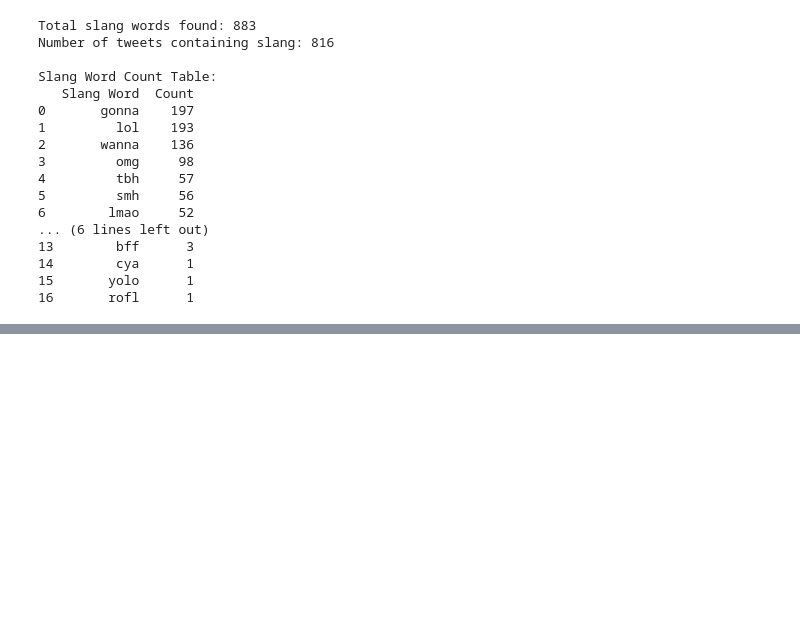
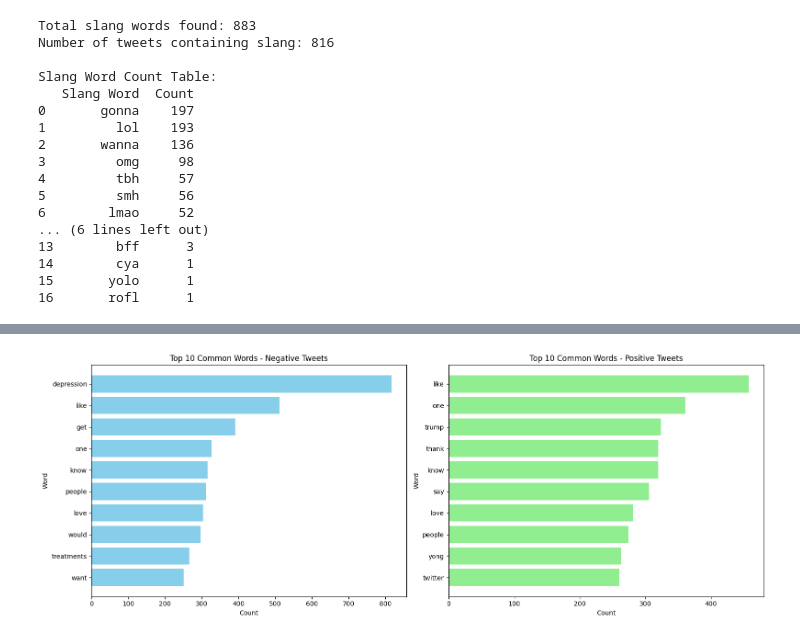
Before and after one commit to thunder121x/Social-Media-Emotion-Analysis-Framework, a Jupyter notebook: EDA2.ipynb, the cells around one changed output, grey strips where cells are left out. Cells and saved outputs as stored; diff of their text form; code cells hidden in the pictures; blank space fills up the shorter version.

```diff
--- a/EDA2.ipynb
+++ b/EDA2.ipynb
@@ -306,0 +312,81 @@ Top Common Words (After Removing Stopwords):
+# %%
+df_cleaned = pd.read_csv(r'Mental-Health-Twitter-Preprocessed.csv')
+# %%
+import re
+from collections import Counter
+import pandas as pd
+import matplotlib.pyplot as plt
+
+# Your custom stopwords
+stopwords = [
+    'i', 'me', 'my', 'myself', 'we', 'our', 'ours', 'ourselves', 'you', 'your', 'yours',
+    'yourself', 'yourselves', 'he', 'him', 'his', 'himself', 'she', 'her', 'hers', 'herself',
+    'it', 'its', 'itself', 'they', 'them', 'their', 'theirs', 'themselves', 'what', 'which',
+    'who', 'whom', 'this', 'that', 'these', 'those', 'am', 'is', 'are', 'was', 'were', 'be',
+    'been', 'being', 'have', 'has', 'had', 'having', 'do', 'does', 'did', 'doing', 'a', 'an',
+    'the', 'and', 'but', 'if', 'or', 'because', 'as', 'until', 'while', 'of', 'at', 'by', 'for',
+    'with', 'about', 'against', 'between', 'into', 'through', 'during', 'before', 'after', 'above',
+    'below', 'to', 'from', 'up', 'down', 'in', 'out', 'on', 'off', 'over', 'under', 'again', 'further',
+    'then', 'once', 'here', 'there', 'when', 'where', 'why', 'how', 'all', 'any', 'both', 'each', 'few',
+    'more', 'most', 'other', 'some', 'such', 'no', 'nor', 'not', 'only', 'own', 'same', 'so', 'than',
+    'too', 'very', 's', 't', 'can', 'will', 'just', 'don', 'should', 'now', 'd', 'll', 'm', 'o', 're',
+    've', 'y', 'ain', 'aren', 'couldn', 'didn', 'doesn', 'hadn', 'hasn', 'haven', 'isn', 'ma', 'mightn',
+    'mustn', 'needn', 'shan', 'shouldn', 'wasn', 'weren', 'won', 'wouldn'
+]
+
+# Function to clean and remove stopwords
+def remove_stopwords(text, stopwords):
+    words = re.findall(r'\b\w+\b', str(text).lower())
+    filtered_words = [word for word in words if word not in stopwords]
+    return filtered_words
+
+# Separate the data by labels
+df_label_1 = df_cleaned[df_cleaned['label'] == 1]
+df_label_0 = df_cleaned[df_cleaned['label'] == 0]
+
+# Process label 1
+filtered_words_label_1 = df_label_1['post_text'].apply(lambda x: remove_stopwords(x, stopwords))
+all_words_label_1 = [word for word_list in filtered_words_label_1 for word in word_list]
+counter_label_1 = Counter(all_words_label_1)
+
+# Process label 0
+filtered_words_label_0 = df_label_0['post_text'].apply(lambda x: remove_stopwords(x, stopwords))
+all_words_label_0 = [word for word_list in filtered_words_label_0 for word in word_list]
+counter_label_0 = Counter(all_words_label_0)
+
+# Create DataFrames
+word_count_df_label_1 = pd.DataFrame(counter_label_1.items(), columns=['Word', 'Count']).sort_values(by='Count', ascending=False).reset_index(drop=True)
+word_count_df_label_0 = pd.DataFrame(counter_label_0.items(), columns=['Word', 'Count']).sort_values(by='Count', ascending=False).reset_index(drop=True)
+
+# Output Top 10 Words
+print(f"\nTop Common Words for Negative Tweets:")
+print(word_count_df_label_1.head(10))
+print(f"\nTop Common Words for Postive Tweets:")
+print(word_count_df_label_0.head(10))
+# ===== Plot graphs =====
+
+# Select top 10 words
+top10_label_1 = word_count_df_label_1.head(10)
+top10_label_0 = word_count_df_label_0.head(10)
+
+# Create a figure with 2 subplots
+fig, axes = plt.subplots(1, 2, figsize=(16, 6))
+
+# Plot for Label 1
+axes[0].barh(top10_label_1['Word'], top10_label_1['Count'], color='skyblue')
+axes[0].invert_yaxis()
+axes[0].set_title('Top 10 Common Words - Negative Tweets')
+axes[0].set_xlabel('Count')
+axes[0].set_ylabel('Word')
+
+# Plot for Label 0
+axes[1].barh(top10_label_0['Word'], top10_label_0['Count'], color='lightgreen')
+axes[1].invert_yaxis()
+axes[1].set_title('Top 10 Common Words - Positive Tweets')
+axes[1].set_xlabel('Count')
+axes[1].set_ylabel('Word')
+
+# Adjust layout
+plt.tight_layout()
+plt.show()
+# %% [output]
@@ -306,0 +410 @@ Top Common Words (After Removing Stopwords):
+[figure, added]
```
Also changed, not shown: parts of 4 cells of this notebook, 29 other files.
